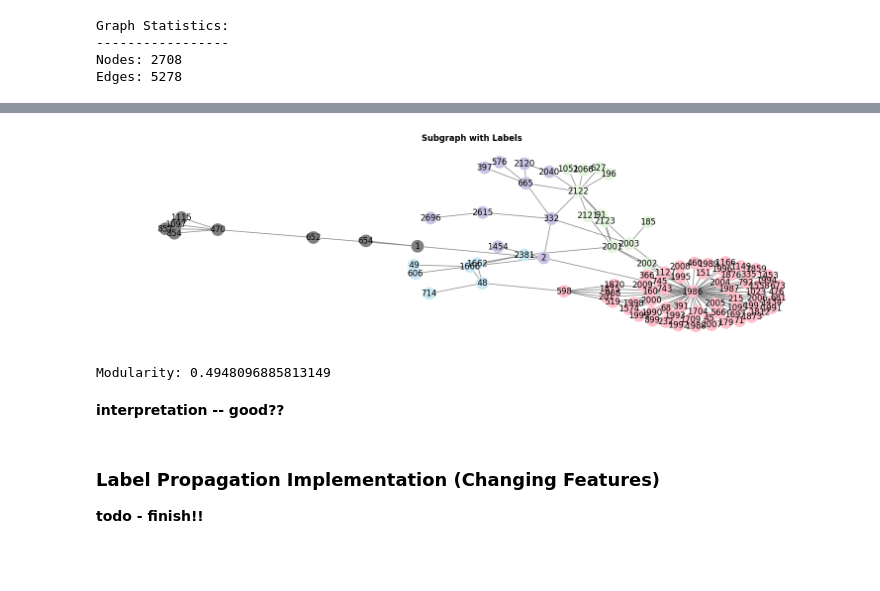
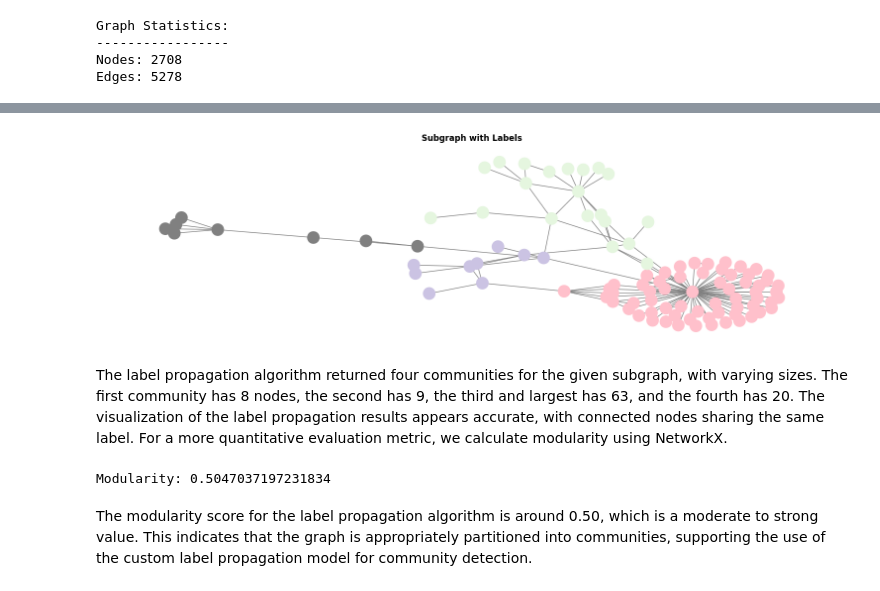
Before and after one commit to emilia-cichocki/CMOR_438_Fall_2025_Emilia, a Jupyter notebook: examples/unsupervised_learning_examples/communitydetection/community_detection_example.ipynb, the cells around one changed output, grey strips where cells are left out. Saved outputs shown, nothing was run; the diff lists cells and outputs as text; code cells hidden in the pictures; blank space fills up the shorter version.

Commit message:
Updated notebooks for several algorithms

```diff
--- a/examples/unsupervised_learning_examples/communitydetection/community_detection_example.ipynb
+++ b/examples/unsupervised_learning_examples/communitydetection/community_detection_example.ipynb
@@ -22,4 +48,5 @@ The data used in this notebook comes from **the Cora dataset with given features
 # %%
-dataset = Planetoid(root = 'data/Cora', name = 'Cora')
-data = dataset[0]
-G = to_networkx(data, to_undirected = True)
+# Loading the data
+cora_data = Planetoid(root = 'data/Cora', name = 'Cora')
+cora_data_new = cora_data[0]
+G = to_networkx(cora_data_new, to_undirected = True)
@@ -63,2 +110,8 @@ labeling = label_propagation(sub_G, max_iter = 100, random_state = 42)
 labeling.propagation()
 communities = labeling.get_communities('dict')
+# %%
+community_list = labeling.get_communities('list')
+print(f"Label Propagation Results: \n{'-'*26}")
+print(f"Number of communities: {len(community_list)}")
+for i in range(len(community_list)):
+    print(f"Number of nodes in Community {i}: {len(community_list[i])}")
@@ -65,30 +126,28 @@ communities = labeling.get_communities('dict')
 # %%
 node_colors = {}
-colors = ['gray', '#CBC3E3', 'pink', '#E5F6DF', '#CAE9F5']
+colors = ['gray', '#CBC3E3', 'pink', '#E5F6DF']
 
 for i, (label, nodes) in enumerate(communities.items()):
     for node in nodes:
         node_colors[node] = colors[i % len(colors)]
 
 color_list = [node_colors[node] for node in sub_G.nodes()]
 
 plt.figure(figsize=(15, 4))
 pos = nx.spring_layout(sub_G, seed = 42)
-nx.draw(sub_G, with_labels = True, node_color = color_list, node_size = 300, edge_color = 'gray', pos = pos)
+nx.draw(sub_G, with_labels = False, node_color = color_list, node_size = 300, edge_color = 'gray', pos = pos)
 plt.title("Subgraph with Labels", fontweight = 'bold')
 plt.show()
 # %% [output]
-[figure, old version]
+[figure, new version]
+# %% [markdown]
+The label propagation algorithm returned four communities for the given subgraph, with varying sizes. The first community has 8 nodes, the second has 9, the third and largest has 63, and the fourth has 20. The visualization of the label propagation results appears accurate, with connected nodes sharing the same label. For a more quantitative evaluation metric, we calculate modularity using NetworkX.
 # %%
-from networkx.algorithms.community.quality import modularity
+# Computing modularity
 communities_list = [set(nodes) for nodes in communities.values()]
 mod = modularity(sub_G, communities_list)
 print("Modularity:", mod)
 # %% [output]
-Modularity: 0.4948096885813149
+Modularity: 0.5047037197231834
-# %% [markdown]
-**interpretation -- good??**
-# %% [markdown]
-### Label Propagation Implementation (Changing Features)
-
-**todo - finish!!**
+# %% [markdown]
+The modularity score for the label propagation algorithm is around 0.50, which is a moderate to strong value. This indicates that the graph is appropriately partitioned into communities, supporting the use of the custom label propagation model for community detection.
```
Also changed, not shown: parts of 24 cells of this notebook, 2 other files.
